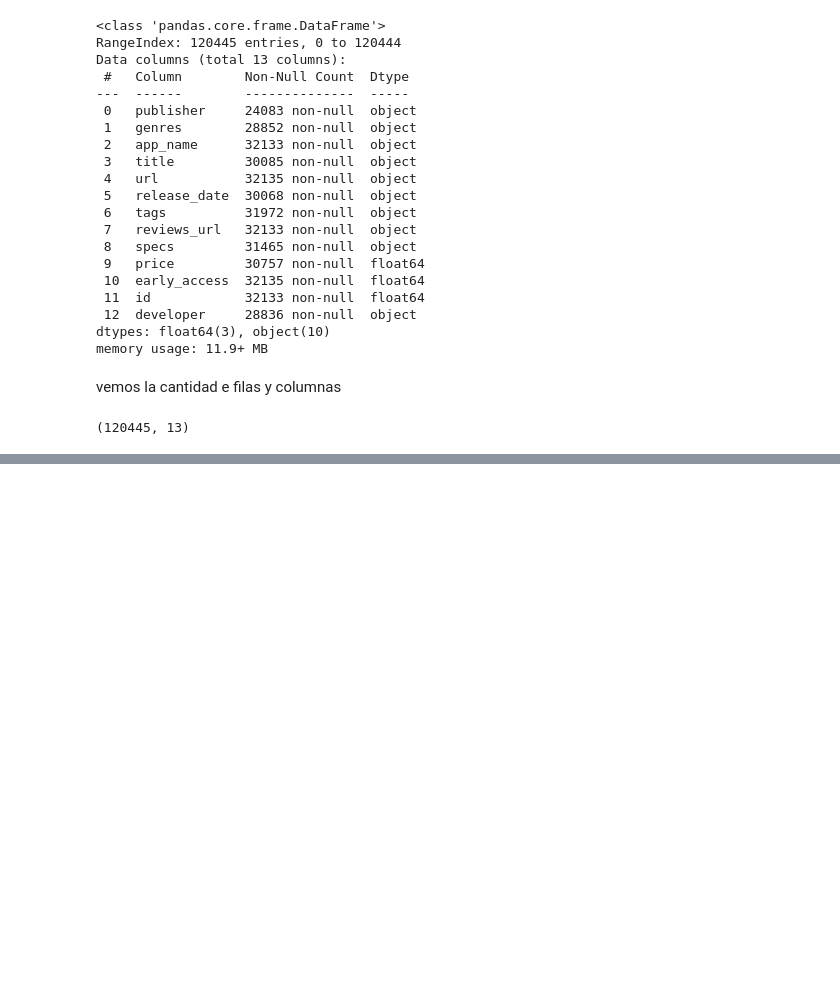
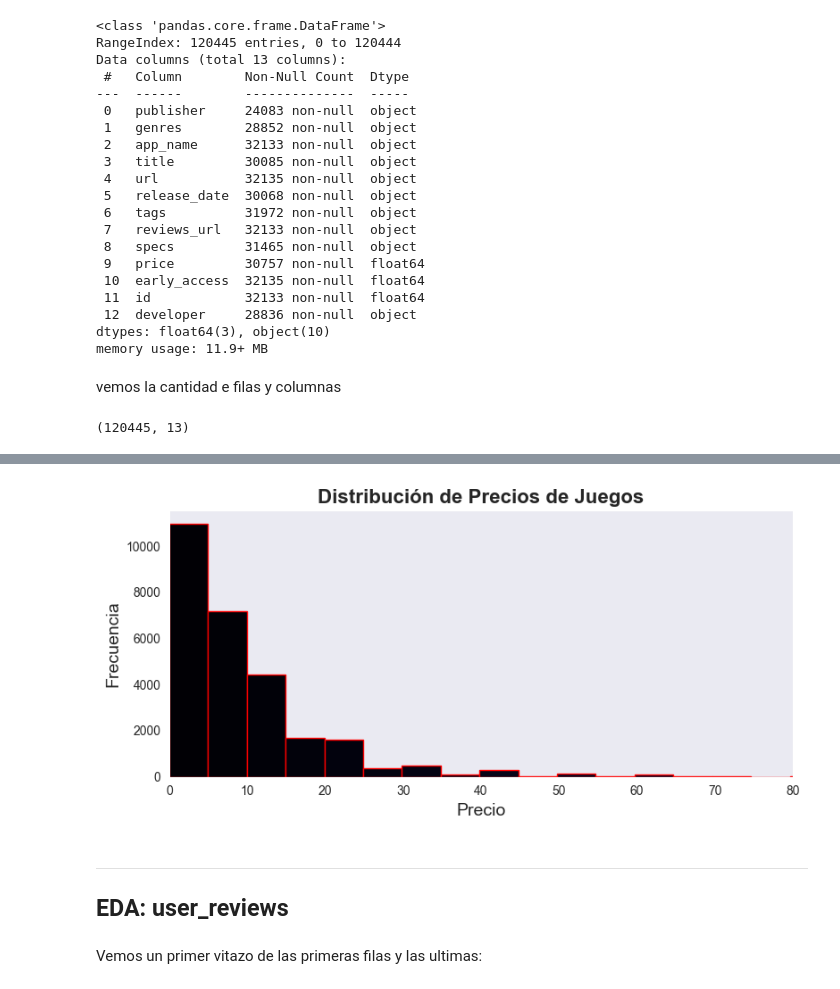
Before and after one commit to bkmay1417/Machine-Learning-Operations-MLOps-, a Jupyter notebook: EDA.ipynb, the cells around one changed output, grey strips where cells are left out. Cells and saved outputs as stored; diff of their text form; code cells hidden in the pictures; blank space fills up the shorter version.

```diff
--- a/EDA.ipynb
+++ b/EDA.ipynb
@@ -212,0 +409,2 @@ print(games.isnull().sum())
+# %%
+games = games.dropna(subset=['app_name', 'release_date', 'price','genres','developer'])
@@ -212,0 +481,34 @@ print(games.isnull().sum())
+# %%
+sns.set_style("dark")
+plt.figure(figsize=(8, 4))
+
+# Crear los datos
+prices = games['price']
+
+# Crear el gráfico con múltiples colores
+n_bins = 200
+colors = sns.color_palette("magma", n_bins)
+n, bins, patches = plt.hist(prices, bins=n_bins, edgecolor='red')
+
+# Asignar los colores a cada barra del histograma
+for color, patch in zip(colors, patches):
+    patch.set_facecolor(color)
+
+# Agregar título y etiquetas
+plt.title('Distribución de Precios de Juegos', fontsize=16, fontweight='bold')
+plt.xlabel('Precio', fontsize=14)
+plt.ylabel('Frecuencia', fontsize=14)
+
+# Ajustar los márgenes
+plt.tight_layout()
+
+# Limitar el rango del eje x (precio)
+plt.xlim(0, 80)
+
+# Mostrar el gráfico
+plt.show()
+# %% [output]
+[figure, added]
+# %% [markdown]
+--------------------------------------
+## EDA: user_reviews
@@ -212,0 +529,2 @@ print(games.isnull().sum())
+# %% [markdown]
+Vemos un primer vitazo de las primeras filas y las ultimas:
```
Also changed, not shown: parts of 55 cells of this notebook, 4 other files.
